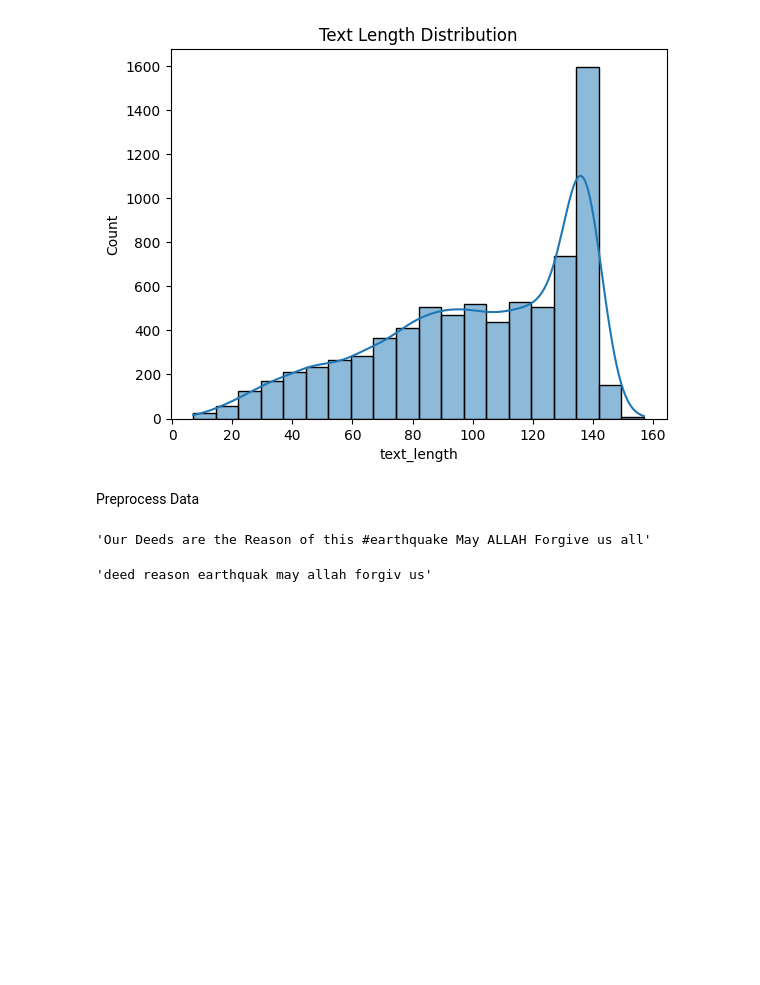
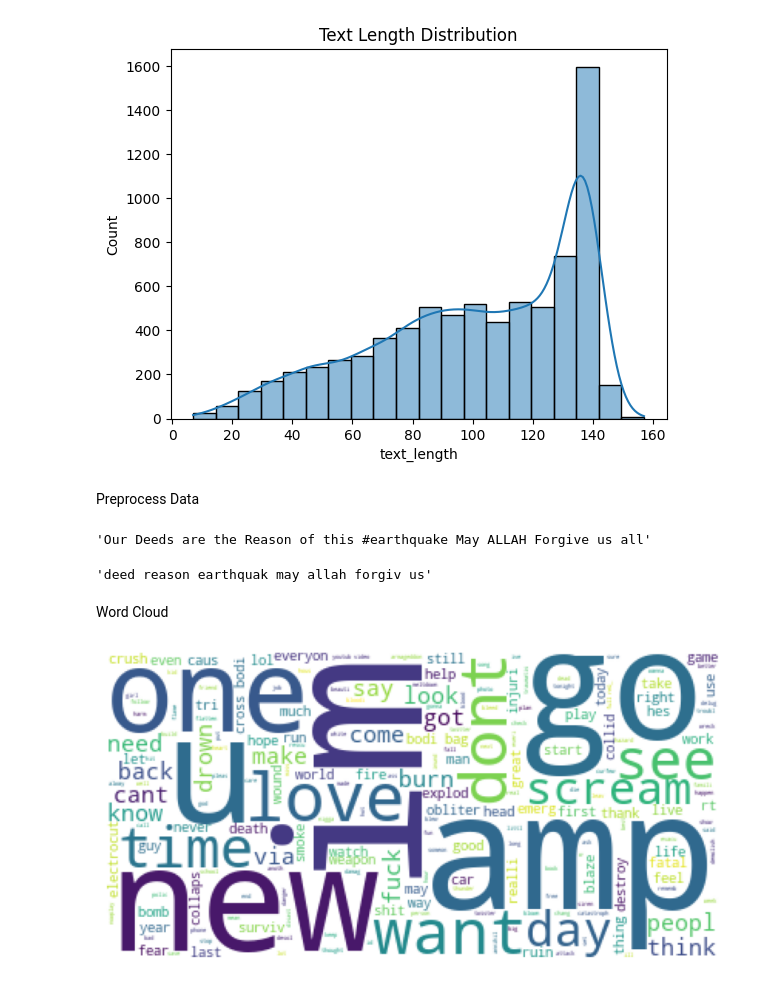
Before and after one commit to marshanabilah/disaster-tweets, a Jupyter notebook: nlp.ipynb, the cells around one changed output. Cells and saved outputs as stored; diff of their text form; code cells hidden in the pictures; blank space fills up the shorter version.

```diff
--- a/nlp.ipynb
+++ b/nlp.ipynb
@@ -125,3 +124,20 @@ df["cleaned_text"]=clean_text(df,"text")
 df.iloc[0]["cleaned_text"]
 # %% [output]
 'deed reason earthquak may allah forgiv us'
+# %% [markdown]
+Word Cloud
+# %%
+from wordcloud import WordCloud
+from wordcloud import STOPWORDS
+from PIL import Image
+def wc(data,color):
+    plt.figure(figsize=(10,10))
+   # mask=np.array(Image.open('cloud.png'))
+    wc=WordCloud(background_color=color,stopwords=STOPWORDS)
+    wc.generate(' '.join(data))
+    plt.imshow(wc)
+    plt.axis('off')
+# %%
+wc(df[df["target"]==0]["text"],"white")
+# %% [output]
+[figure, added]
```
Also changed, not shown: parts of 21 cells of this notebook, 3 other files.
